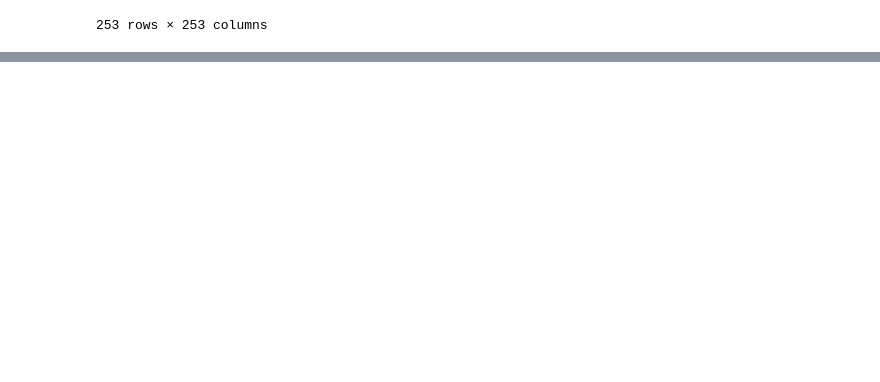
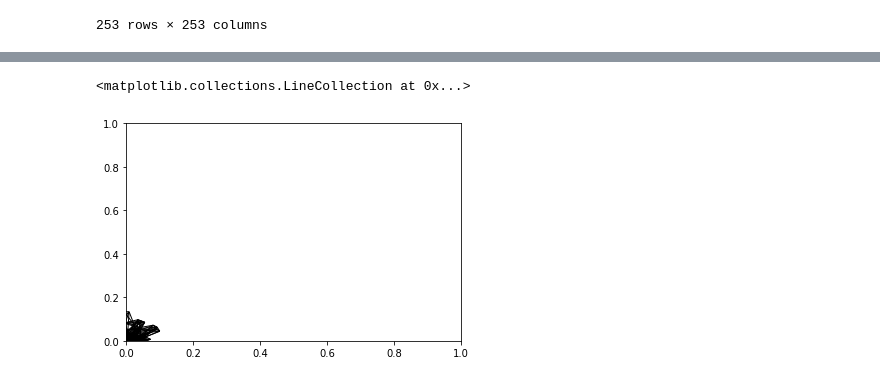
Before and after one commit to kaykrish/comab, a Jupyter notebook: par_cor_oad_t.ipynb, the cells around one changed output, grey strips where cells are left out. Drawn from its saved outputs; the diff is of its cells as text; code cells hidden in the pictures; blank space fills up the shorter version.

```diff
--- a/par_cor_oad_t.ipynb
+++ b/par_cor_oad_t.ipynb
@@ -137,0 +305,7 @@ parcor_t
+# %%
+pos = nx.spring_layout(net)
+
+nx.draw_networkx_edges(net, pos, edge_width=0.05, edge_vmin=-0.02, edge_vmax=0.035)
+# %% [output]
+<matplotlib.collections.LineCollection at 0x...>
+[figure, added]
```
Also changed, not shown: parts of 17 cells of this notebook.
